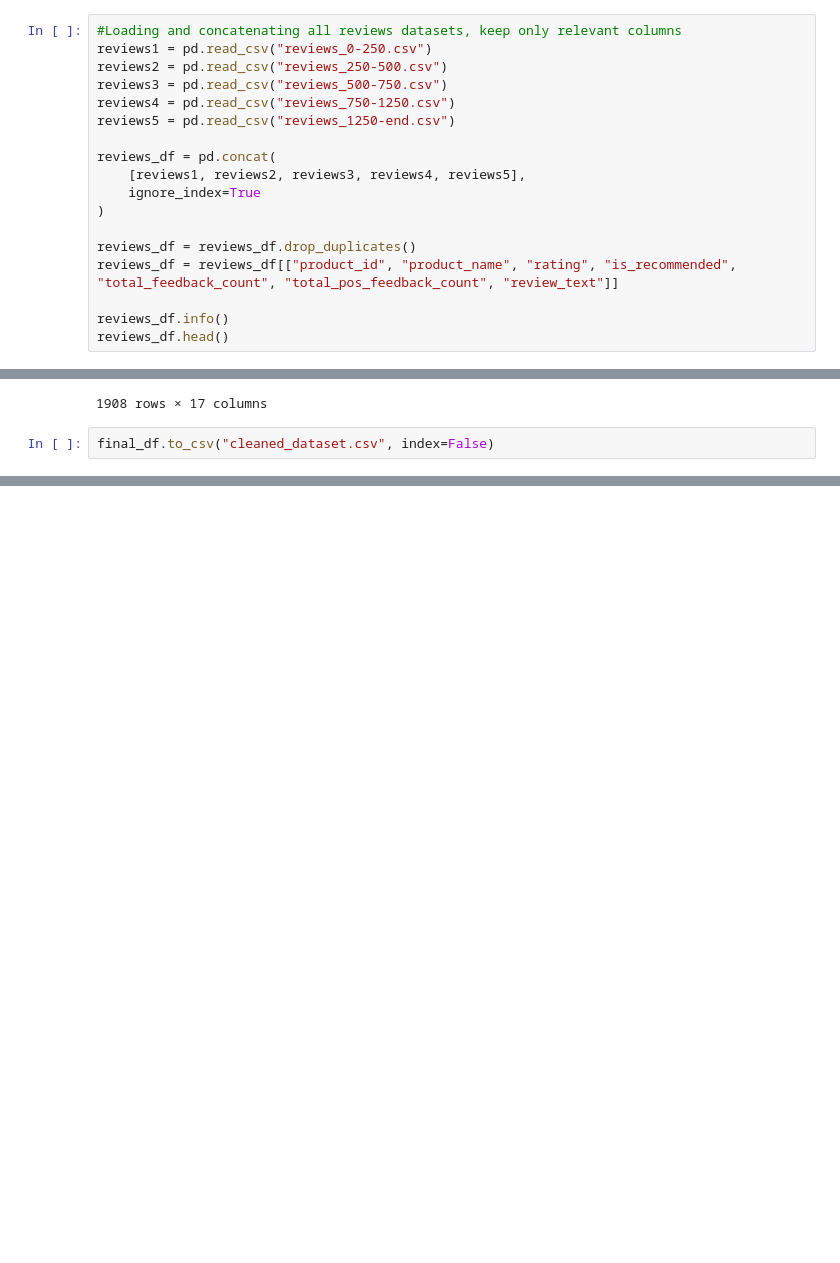
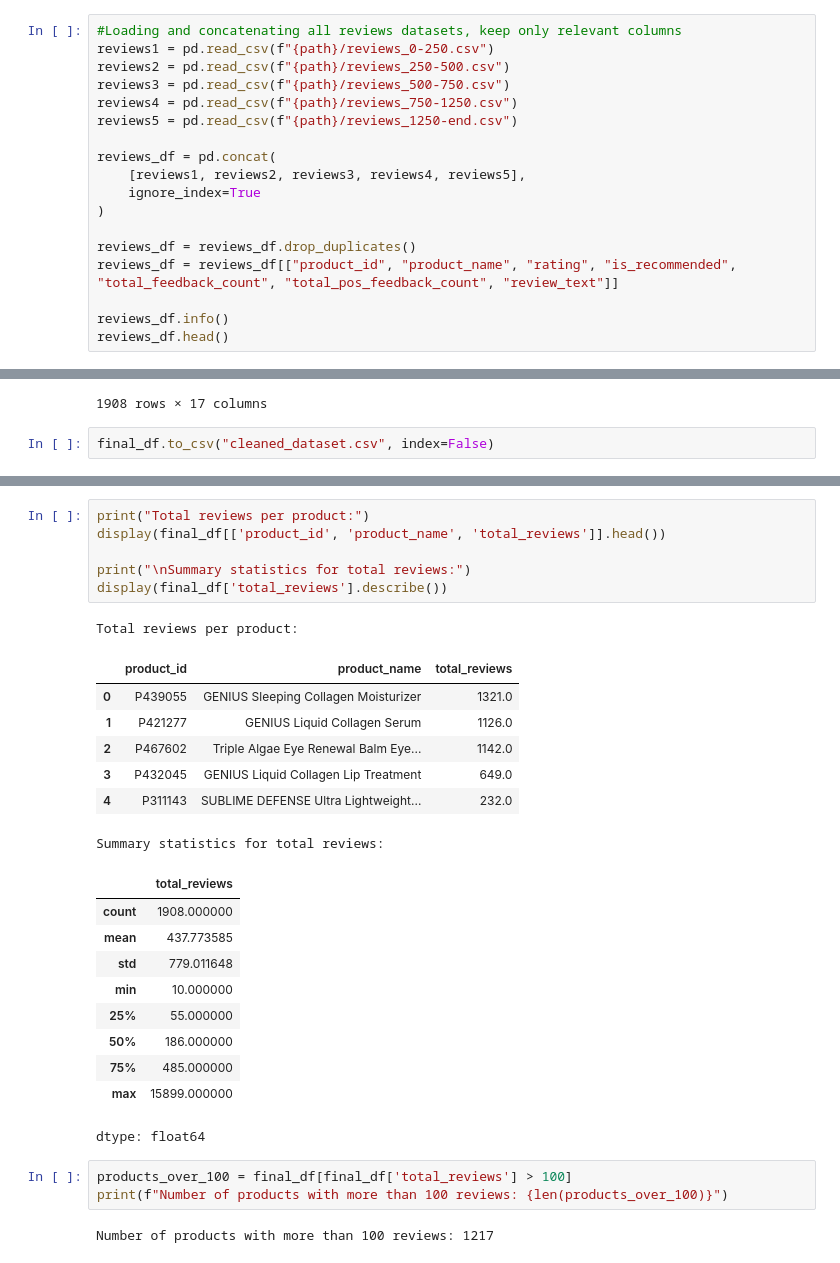
Before and after one commit to AllisonHuang04/mgt151r_group38, a Jupyter notebook: DataCleaning_Group38.ipynb, the cells around one changed output, grey strips where cells are left out. Saved outputs shown, nothing was run; the diff lists cells and outputs as text; blank space fills up the shorter version.

```diff
--- a/DataCleaning_Group38.ipynb
+++ b/DataCleaning_Group38.ipynb
@@ -38,10 +48,10 @@ memory usage: 730.1+ KB
 # %%
 #Loading and concatenating all reviews datasets, keep only relevant columns
-reviews1 = pd.read_csv("reviews_0-250.csv")
-reviews2 = pd.read_csv("reviews_250-500.csv")
-reviews3 = pd.read_csv("reviews_500-750.csv")
-reviews4 = pd.read_csv("reviews_750-1250.csv")
-reviews5 = pd.read_csv("reviews_1250-end.csv")
+reviews1 = pd.read_csv(f"{path}/reviews_0-250.csv")
+reviews2 = pd.read_csv(f"{path}/reviews_250-500.csv")
+reviews3 = pd.read_csv(f"{path}/reviews_500-750.csv")
+reviews4 = pd.read_csv(f"{path}/reviews_750-1250.csv")
+reviews5 = pd.read_csv(f"{path}/reviews_1250-end.csv")
 
 reviews_df = pd.concat(
     [reviews1, reviews2, reviews3, reviews4, reviews5],
@@ -229,0 +250,30 @@ final_df.to_csv("cleaned_dataset.csv", index=False)
+# %%
+print("Total reviews per product:")
+display(final_df[['product_id', 'product_name', 'total_reviews']].head())
+
+print("\nSummary statistics for total reviews:")
+display(final_df['total_reviews'].describe())
+# %% [output]
+Total reviews per product:
+|  | product_id | product_name | total_reviews |
+| 0 | P439055 | GENIUS Sleeping Collagen Moisturizer | 1321.0 |
+| 1 | P421277 | GENIUS Liquid Collagen Serum | 1126.0 |
+| 2 | P467602 | Triple Algae Eye Renewal Balm Eye... | 1142.0 |
+| 3 | P432045 | GENIUS Liquid Collagen Lip Treatment | 649.0 |
+| 4 | P311143 | SUBLIME DEFENSE Ultra Lightweight... | 232.0 |
+Summary statistics for total reviews:
+|  | total_reviews |
+| count | 1908.000000 |
+| mean | 437.773585 |
+| std | 779.011648 |
+| min | 10.000000 |
+| 25% | 55.000000 |
+| 50% | 186.000000 |
+| 75% | 485.000000 |
+| max | 15899.000000 |
+dtype: float64
+# %%
+products_over_100 = final_df[final_df['total_reviews'] > 100]
+print(f"Number of products with more than 100 reviews: {len(products_over_100)}")
+# %% [output]
+Number of products with more than 100 reviews: 1217
```
Also changed, not shown: parts of 17 cells of this notebook.
